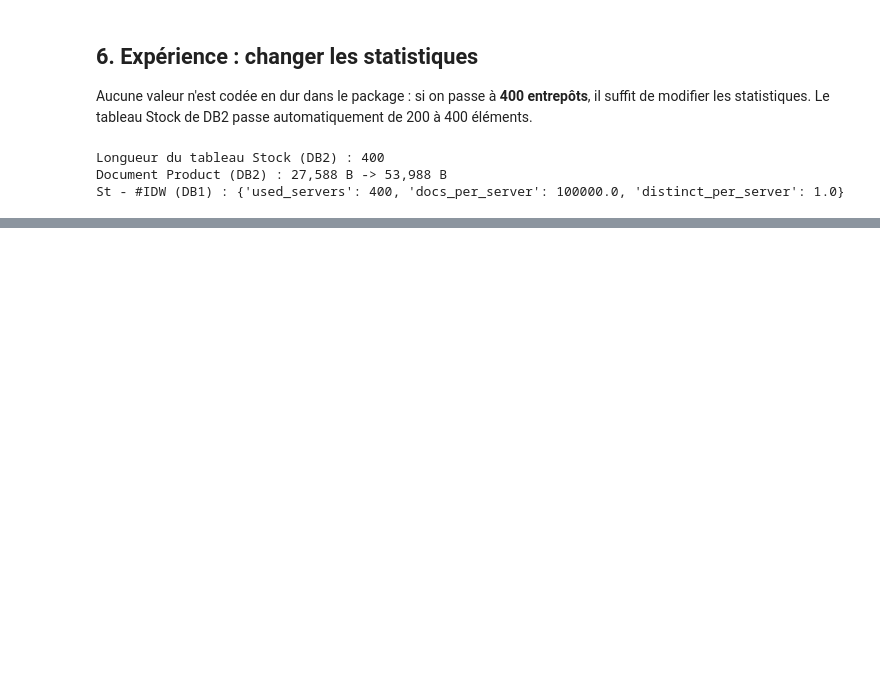
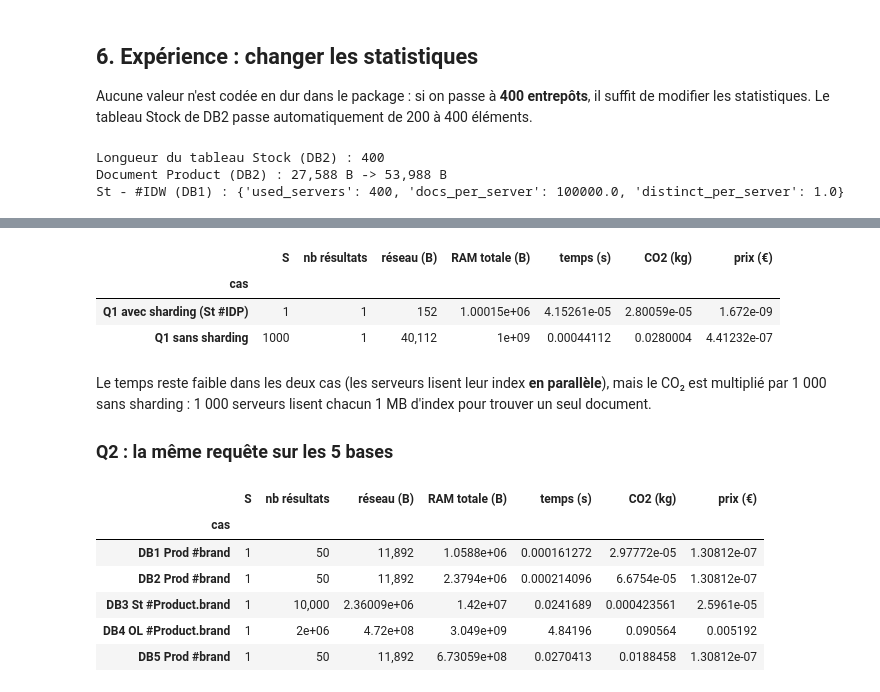
Before and after one commit to lauradlzz/TD1_BigData, a Jupyter notebook: demo.ipynb, the cells around one changed output, grey strips where cells are left out. Cells and saved outputs as stored; diff of their text form; code cells hidden in the pictures; blank space fills up the shorter version.

```diff
--- a/demo.ipynb
+++ b/demo.ipynb
@@ -291,0 +304,15 @@ St - #IDW (DB1) : {'used_servers': 400, 'docs_per_server': 100000.0, 'distinct_p
+# %%
+from bigdata_sim import (load_cost_params, filter_with_sharding, filter_without_sharding,
+                         nested_loop_with_sharding, nested_loop_without_sharding)
+
+params = load_cost_params("cost_params.json")
+APPLE = {"brand": 50 / 100000}   # 50 produits Apple (sujet, section 2.2)
+
+def costs_table(results):
+    rows = [(name, r["S"], r["nb_res"], r["vol_network"], r["vol_ram_total"], r["time"], r["co2"], r["price"])
+            for name, r in results.items()]
+    return pd.DataFrame(rows, columns=["cas", "S", "nb résultats", "réseau (B)", "RAM totale (B)",
+                                       "temps (s)", "CO2 (kg)", "prix (€)"]).set_index("cas")
+
+pd.options.display.float_format = "{:,.6g}".format
+params
@@ -291,0 +334,35 @@ St - #IDW (DB1) : {'used_servers': 400, 'docs_per_server': 100000.0, 'distinct_p
+# %%
+out = ["quantity", "location"]
+q1_with = filter_with_sharding(dbs["DB1"], "Stock", ["IDP", "IDW"], out, params)
+q1_without = filter_without_sharding(dbs["DB1"], "Stock", ["IDP", "IDW"], out, params)
+assert q1_with["vol_network"] == 152 and q1_without["vol_network"] == 40_112
+costs_table({"Q1 avec sharding (St #IDP)": q1_with, "Q1 sans sharding": q1_without})
+# %% [output]
+|  | S | nb résultats | réseau (B) | RAM totale (B) | temps (s) | CO2 (kg) | prix (€) |
+| cas |  |  |  |  |  |  |  |
+| Q1 avec sharding (St #IDP) | 1 | 1 | 152 | 1.00015e+06 | 4.15261e-05 | 2.80059e-05 | 1.672e-09 |
+| Q1 sans sharding | 1000 | 1 | 40,112 | 1e+09 | 0.00044112 | 0.0280004 | 4.41232e-07 |
+# %% [markdown]
+Le temps reste faible dans les deux cas (les serveurs lisent leur index **en parallèle**),
+mais le CO₂ est multiplié par 1 000 sans sharding : 1 000 serveurs lisent chacun 1 MB d'index
+pour trouver un seul document.
+
+### Q2 : la même requête sur les 5 bases
+# %%
+out = ["name", "price"]
+q2 = {
+    "DB1 Prod #brand": filter_with_sharding(dbs["DB1"], "Product", ["brand"], out, params, APPLE),
+    "DB2 Prod #brand": filter_with_sharding(dbs["DB2"], "Product", ["brand"], out, params, APPLE),
+    "DB3 St #Product.brand": filter_with_sharding(dbs["DB3"], "Stock", ["brand"], out, params, APPLE),
+    "DB4 OL #Product.brand": filter_with_sharding(dbs["DB4"], "OrderLine", ["brand"], out, params, APPLE),
+    "DB5 Prod #brand": filter_with_sharding(dbs["DB5"], "Product", ["brand"], out, params, APPLE),
+}
+costs_table(q2)
+# %% [output]
+|  | S | nb résultats | réseau (B) | RAM totale (B) | temps (s) | CO2 (kg) | prix (€) |
+| cas |  |  |  |  |  |  |  |
+| DB1 Prod #brand | 1 | 50 | 11,892 | 1.0588e+06 | 0.000161272 | 2.97772e-05 | 1.30812e-07 |
+| DB2 Prod #brand | 1 | 50 | 11,892 | 2.3794e+06 | 0.000214096 | 6.6754e-05 | 1.30812e-07 |
+| DB3 St #Product.brand | 1 | 10,000 | 2.36009e+06 | 1.42e+07 | 0.0241689 | 0.000423561 | 2.5961e-05 |
+| DB4 OL #Product.brand | 1 | 2e+06 | 4.72e+08 | 3.049e+09 | 4.84196 | 0.090564 | 0.005192 |
+| DB5 Prod #brand | 1 | 50 | 11,892 | 6.73059e+08 | 0.0270413 | 0.0188458 | 1.30812e-07 |
```
Also changed, not shown: parts of 12 cells of this notebook, 8 other files.
